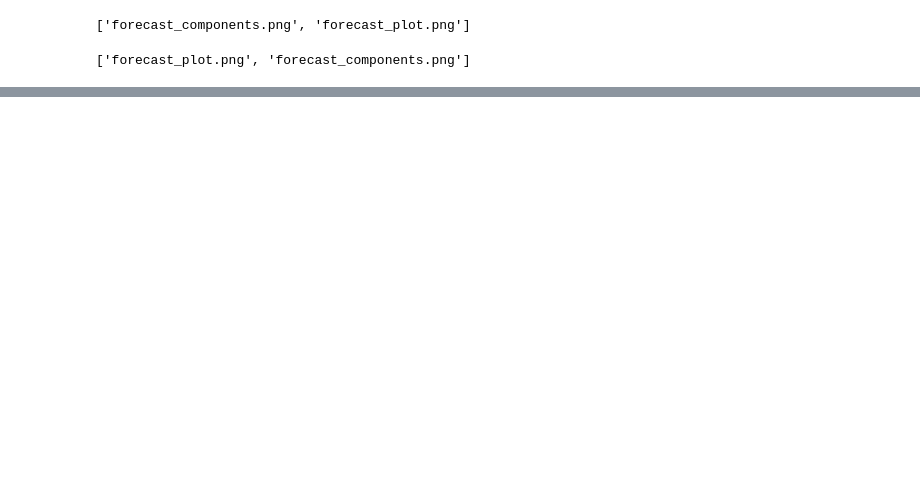
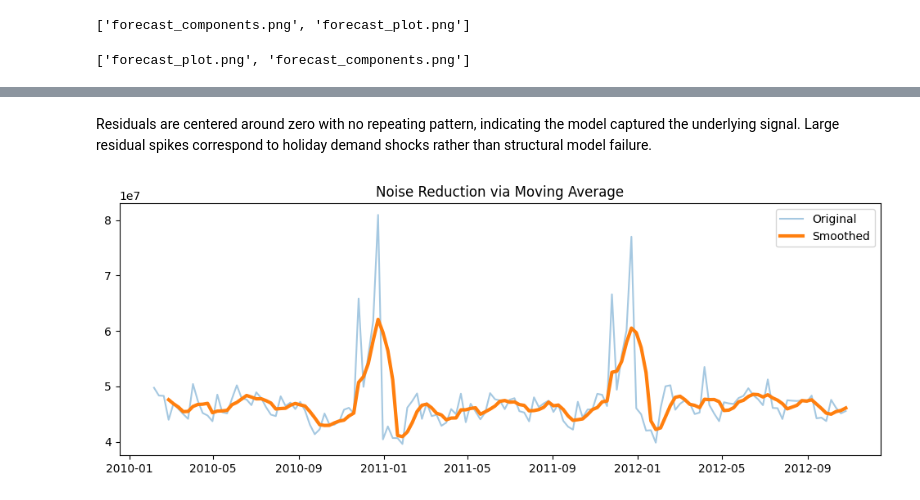
Before and after one commit to stoure-ds/retail-sales-forecasting, a Jupyter notebook: Walmart Store Sales Forecasting.ipynb, the cells around one changed output, grey strips where cells are left out. Drawn from its saved outputs; the diff is of its cells as text; code cells hidden in the pictures; blank space fills up the shorter version.

```diff
--- a/Walmart Store Sales Forecasting.ipynb
+++ b/Walmart Store Sales Forecasting.ipynb
@@ -199,0 +242,17 @@ os.listdir("visuals")
+# %% [markdown]
+Residuals are centered around zero with no repeating pattern, indicating the model captured the underlying signal. Large residual spikes correspond to holiday demand shocks rather than structural model failure.
+# %%
+# Smoothing techniques
+
+daily_sales['smooth'] = daily_sales['Weekly_Sales'].rolling(window=4).mean()
+# %%
+# Plot the original vs smoothed
+
+plt.figure(figsize=(12,4))
+plt.plot(daily_sales['Date'], daily_sales['Weekly_Sales'], label='Original', alpha=0.4)
+plt.plot(daily_sales['Date'], daily_sales['smooth'], label='Smoothed', linewidth=3)
+plt.legend()
+plt.title("Noise Reduction via Moving Average")
+plt.show()
+# %% [output]
+[figure, added]
```
Also changed, not shown: parts of 12 cells of this notebook.
